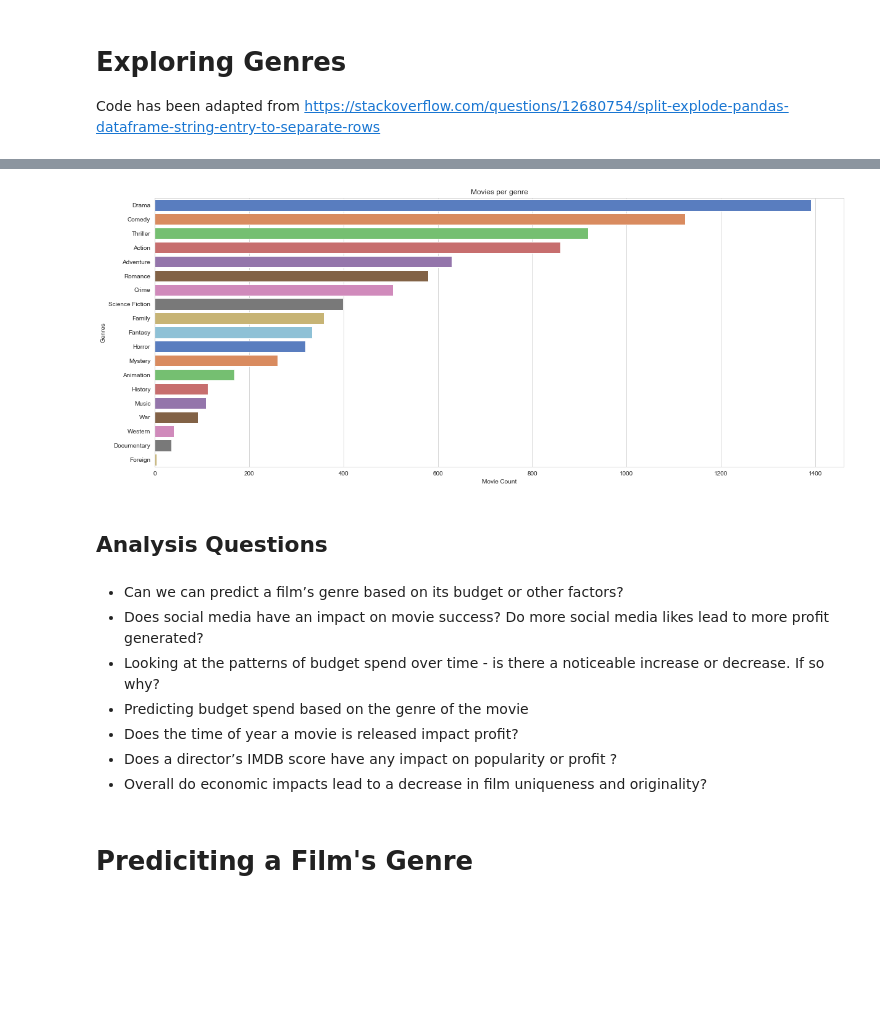
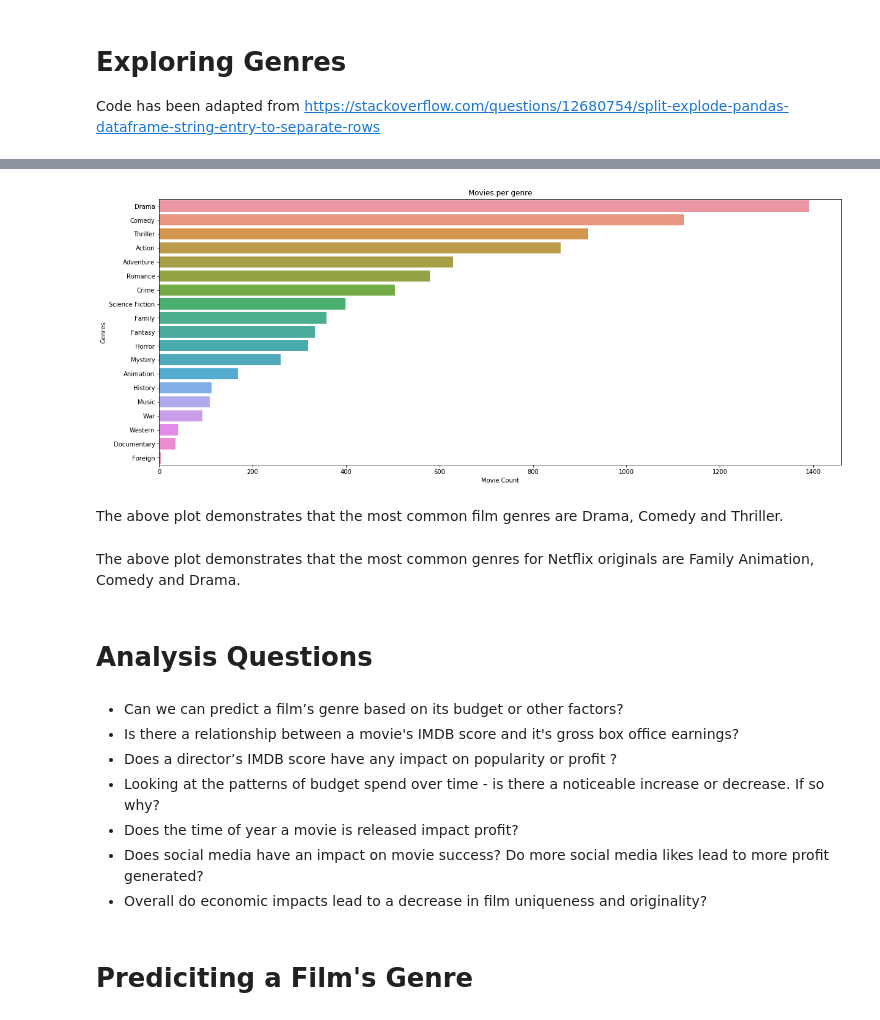
Before and after one commit to arianaroz/data-science-project-2019, a Jupyter notebook: project_working.ipynb, the cells around one changed output, grey strips where cells are left out. Drawn from its saved outputs; the diff is of its cells as text; code cells hidden in the pictures; blank space fills up the shorter version.

Commit message:
patterns of budget

```diff
--- a/project_working.ipynb
+++ b/project_working.ipynb
@@ -245,8 +239,6 @@ movie_facebook_likes         int64
 dtype: object
 # %%
 clean_df['title_year'] = clean_df['title_year'].round(0).astype(int)
-# %%
-clean_df['title_year']=  clean_df['title_year'].astype(str)
 # %%
 clean_df['title_year'].head()
 # %% [output]
@@ -290,7 +272,7 @@ plt.show()
 # %%
 #Create graphic of number of films released each year
 new_df.hist(column='title_year',bins=50, grid=False, color='lightblue',edgecolor='darkblue')
-plt.rcParams["figure.figsize"] = (10,5)
+plt.rcParams["figure.figsize"] = (10,10)
 plt.xlabel('Title Year', fontsize=12)
 plt.ylabel('Movie count', fontsize=12)
 plt.title('Movie Releases per Year', fontsize=14)
@@ -520,19 +482,23 @@ genre
 # %%
 plt.figure(figsize=(20, 8))
-ax = sns.barplot(x="movie_title", y=genre.index, data=genre,dodge=False, palette='muted');
+ax = sns.barplot(x="movie_title", y=genre.index, data=genre,dodge=False);
 ax.set(xlabel='Movie Count', ylabel='Genres',title='Movies per genre')
 plt.show()
 # %% [output]
-[figure, old version]
+[figure, new version]
+# %% [markdown]
+The above plot demonstrates that the most common film genres are Drama, Comedy and Thriller.
+# %% [markdown]
+The above plot demonstrates that the most common genres for Netflix originals are Family Animation, Comedy and Drama.
 # %% [markdown]
-## Analysis Questions
+# Analysis Questions
 # %% [markdown]
 * Can we can predict a film’s genre based on its budget or other factors?
+* Is there a relationship between a movie's IMDB score and it's gross box office earnings?
+* Does a director’s IMDB score have any impact on popularity or profit ?
+* Looking at the patterns of budget spend over time - is there a noticeable increase or decrease. If so why?
+* Does the time of year a movie is released impact profit?
 * Does social media have an impact on movie success? Do more social media likes lead to more profit generated?
-* Looking at the patterns of budget spend over time - is there a noticeable increase or decrease. If so why?
-* Predicting budget spend based on the genre of the movie
-* Does the time of year a movie is released impact profit?
-* Does a director’s IMDB score have any impact on popularity or profit ?
 * Overall do economic impacts lead to a decrease in film uniqueness and originality?
 # %% [markdown]
 # Prediciting a Film's Genre
```
Also changed, not shown: parts of 24 cells of this notebook.
